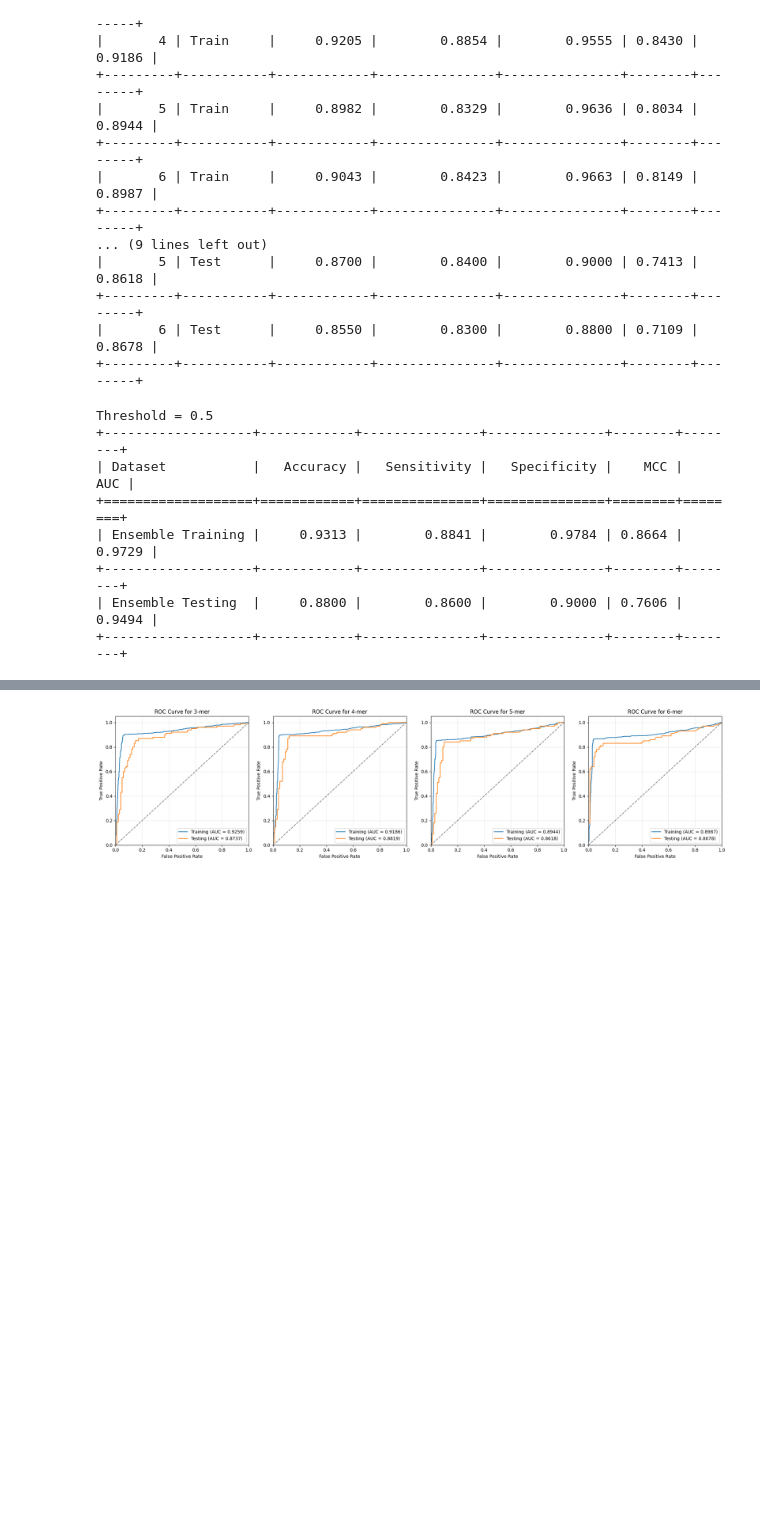
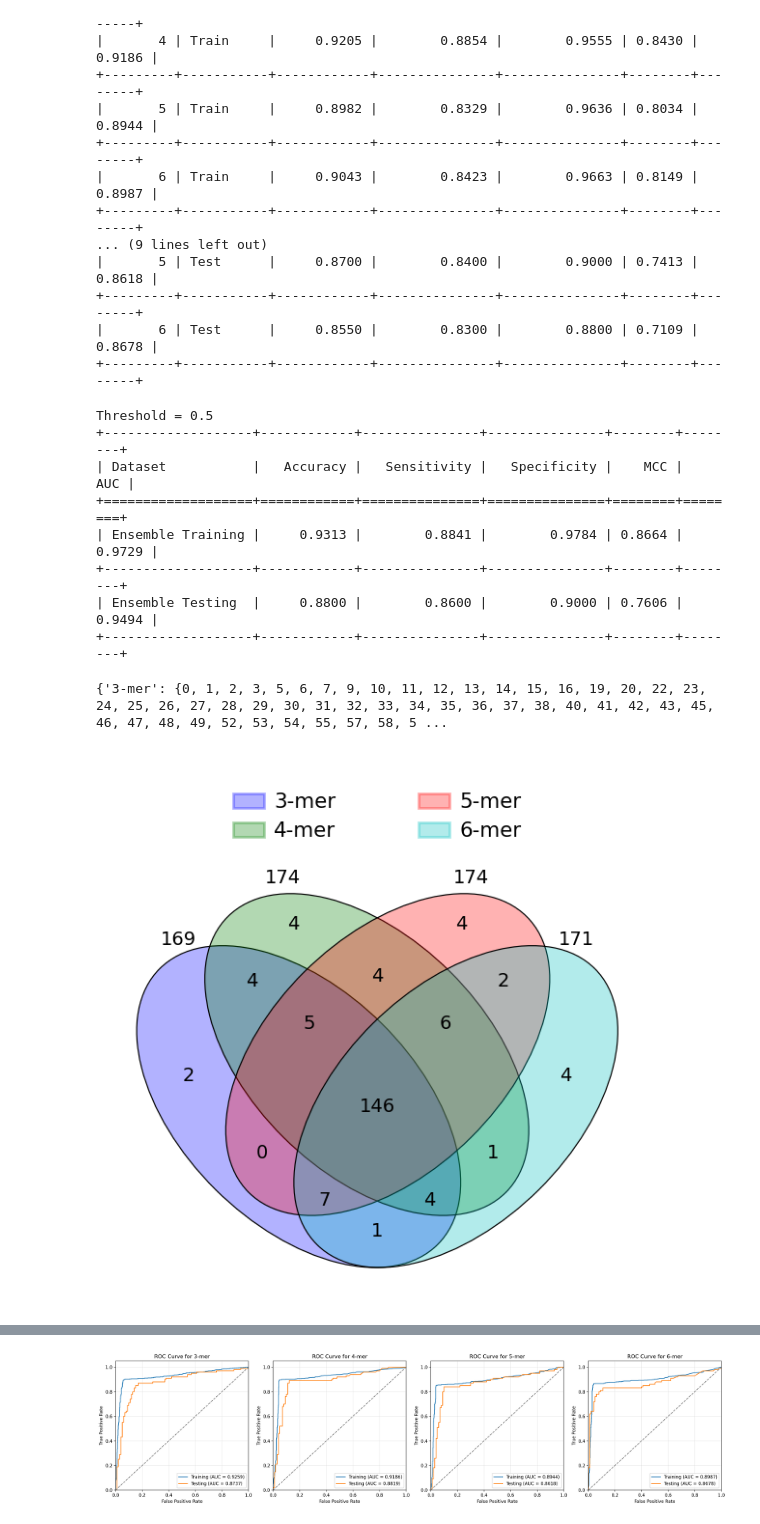
Before and after one commit to trantphat/stackbert-enhancer, a Jupyter notebook: 64_32_ensemble_classifier.ipynb, the cells around one changed output, grey strips where cells are left out. Drawn from its saved outputs; the diff is of its cells as text; code cells hidden in the pictures; blank space fills up the shorter version.

Commit message:
feat: add venn diagram

```diff
--- a/64_32_ensemble_classifier.ipynb
+++ b/64_32_ensemble_classifier.ipynb
@@ -23,16 +21,18 @@ parser.add_argument("--batch_size", type=int, default=64, help="")
 parser.add_argument("--max_length", type=int, default=200, help="")
 args = parser.parse_args(args=[])
 # %%
-threshold = 0.5
+threshold = 0.50
 kmer_values = [3, 4, 5, 6]
 model_date = "2025-02-12"
 test_predictions_list, test_labels_list = [], []
 train_predictions_list, train_labels_list = [], []
 
-# Initialize lists to store results for display results
-results = []
+print(f"Classifier model date: {model_date}")
+print(f"Threshold: {threshold}")
 
-print(f"Classifier model date: {model_date}")
+# Initialize lists to store results
+results = []  #
+
 
 for kmer in kmer_values:
 
@@ -128,6 +131,30 @@ Threshold = 0.5
 +-------------------+------------+---------------+---------------+--------+--------+
 | Ensemble Testing  |     0.8800 |        0.8600 |        0.9000 | 0.7606 | 0.9494 |
 +-------------------+------------+---------------+---------------+--------+--------+
+# %%
+# Initialize the dictionary to store correct prediction indices
+correct_predictions_dict = {}
+
+# Iterate through kmer values and corresponding predictions and labels
+for kmer, predictions, labels in zip(kmer_values, test_predictions_list, test_labels_list):
+    # Convert predictions to binary labels
+    binary_predictions = (np.array(predictions) > threshold).astype(int)
+
+    # Compare binary predictions with true labels to determine correctness
+    correct_indices = {index for index, (predicted, true) in enumerate(zip(binary_predictions.flatten(), labels)) if predicted == true}
+
+    # Store the set of correct indices in the dictionary with kmer as string
+    correct_predictions_dict[f"{kmer}-mer"] = correct_indices
+
+print(correct_predictions_dict)
+# %% [output]
+{'3-mer': {0, 1, 2, 3, 5, 6, 7, 9, 10, 11, 12, 13, 14, 15, 16, 19, 20, 22, 23, 24, 25, 26, 27, 28, 29, 30, 31, 32, 33, 34, 35, 36, 37, 38, 40, 41, 42, 43, 45, 46, 47, 48, 49, 52, 53, 54, 55, 57, 58, 5 ...
+# %%
+from venny4py.venny4py import *
+
+venny4py(sets=correct_predictions_dict, out='analysis/venn/classifier')
+# %% [output]
+[figure, added]
 # %%
 import matplotlib.pyplot as plt
 from sklearn.metrics import precision_recall_curve, average_precision_score
```
Also changed, not shown: parts of 9 cells of this notebook, 1 other file.
